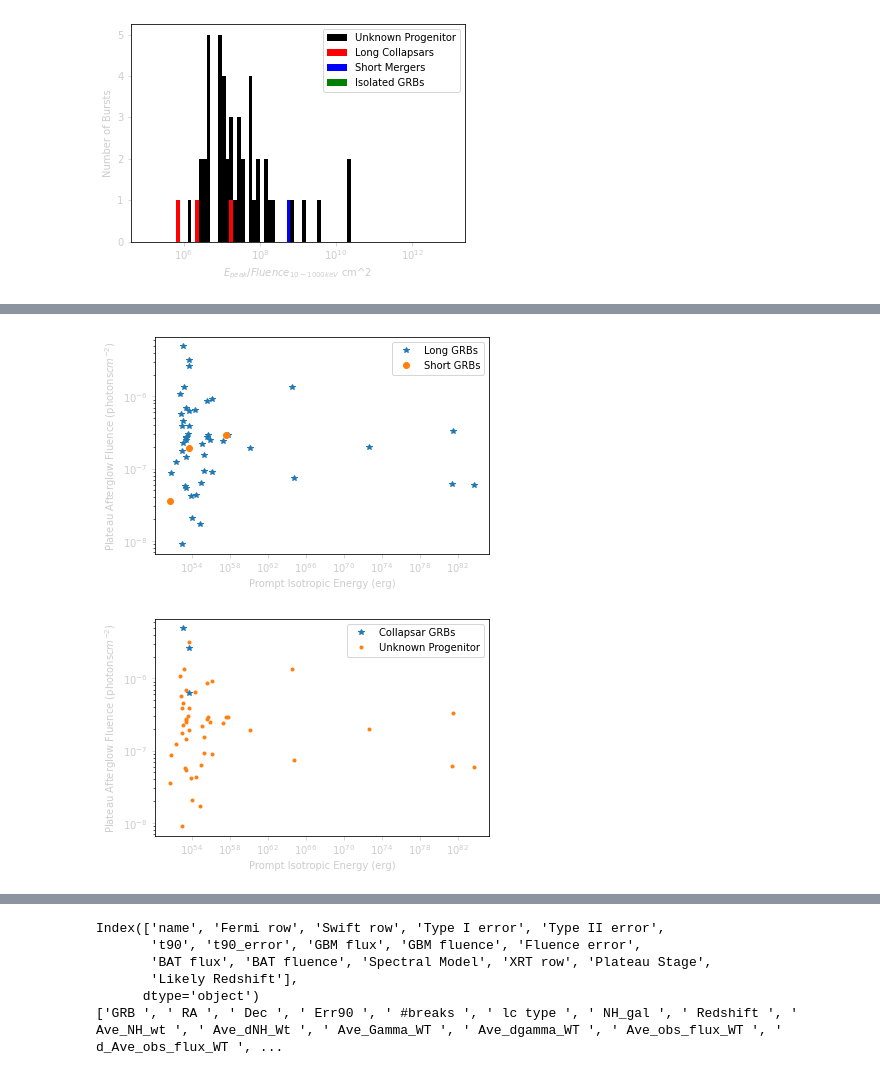
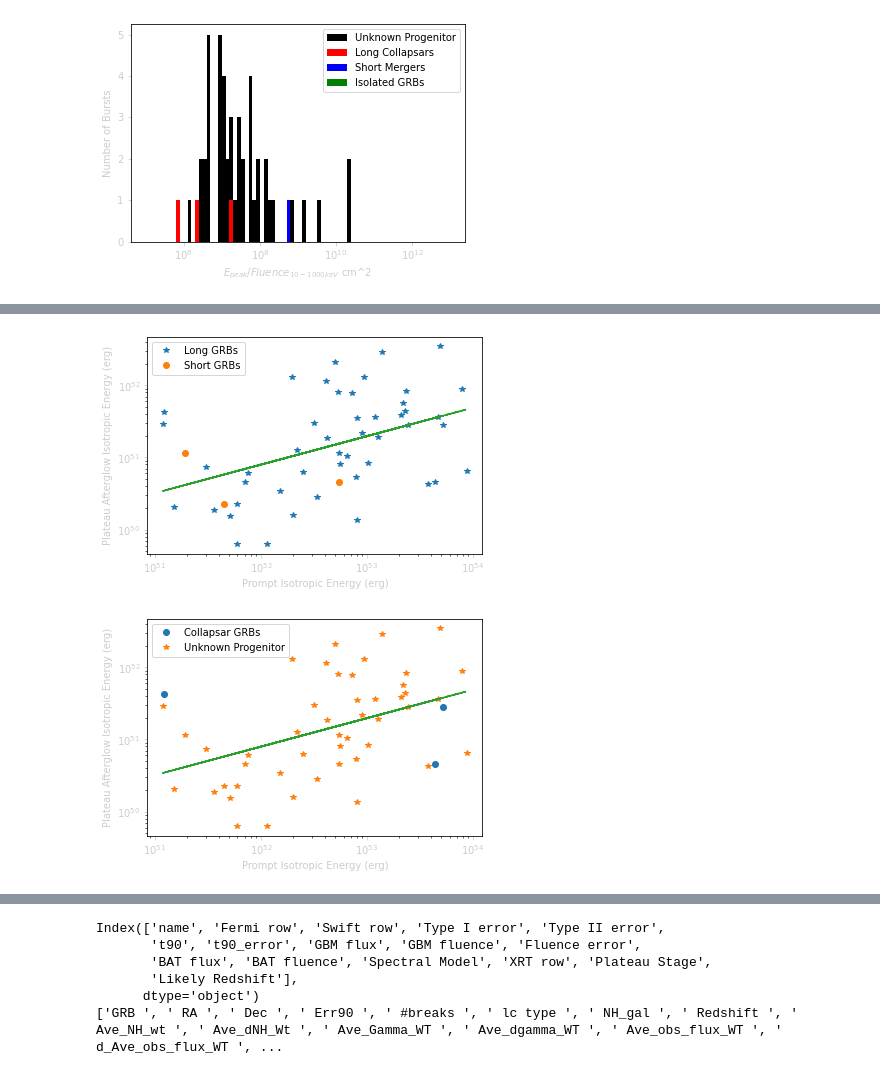
Before and after one commit to nuessle167/mirrored_prediction_paper, a Jupyter notebook: Cursed_code.ipynb, the cells around one changed output, grey strips where cells are left out. Drawn from its saved outputs; the diff is of its cells as text; code cells hidden in the pictures.

```diff
--- a/Cursed_code.ipynb
+++ b/Cursed_code.ipynb
@@ -3543,11 +3553,15 @@ for i in spectral_sample_6_data.index:
                                 break_1, power_1, power_2, 0, t), front, back)[0]
     else:
         AG_fluence=np.NaN
-    Initial_2a_Data[j, 2]= AG_fluence
+    decay_pos=int(np.where(spectral_sample_6_data['name'][i]==\
+                       average_decay_data['Fermi name'])[0][0])
+    AG_k=XRT_k_func(average_decay_data, decay_pos, rs)
+    AG_E_iso=4*np.pi*((d_lum)**2)*AG_fluence*AG_k/(1+rs)
+    Initial_2a_Data[j, 2]= AG_E_iso
     Initial_2a_Data[j, 3]=spectral_sample_6_data['t90'][i]
     j=j+1
 Test_2a_Data=pd.DataFrame(Initial_2a_Data, columns=["Name", "Prompt E_iso",\
-                                                 "Plateau Fluence", "t90"])
+                                                 "Plateau E_iso", "t90"])
 outliers_mask=np.isin(Test_2a_Data["Name"], \
                 (150101641.0))
 No_Out_Test_2a_Data=Test_2a_Data[~outliers_mask]
@@ -3555,17 +3569,22 @@ short_mask=np.where(No_Out_Test_2a_Data["t90"]<=2, True, False)
 Short_Test_2a_Data=No_Out_Test_2a_Data[short_mask]
 long_mask=np.where(No_Out_Test_2a_Data["t90"]>2, True, False)
 Long_Test_2a_Data=No_Out_Test_2a_Data[long_mask]
+coefficients = np.polyfit(np.log10(No_Out_Test_2a_Data["Prompt E_iso"]), \
+                          np.log10(abs(No_Out_Test_2a_Data["Plateau E_iso"])), 1)
+polynomial = np.poly1d(coefficients)
+log10_y_fit = polynomial(np.log10(No_Out_Test_2a_Data["Prompt E_iso"]))
 plt.plot(Long_Test_2a_Data["Prompt E_iso"], \
-         abs(Long_Test_2a_Data["Plateau Fluence"]), marker="*", ls='none')
+         abs(Long_Test_2a_Data["Plateau E_iso"]), marker="*", ls='none')
 plt.plot(Short_Test_2a_Data["Prompt E_iso"], \
-         abs(Short_Test_2a_Data["Plateau Fluence"]), marker="o", ls='none')
+         abs(Short_Test_2a_Data["Plateau E_iso"]), marker="o", ls='none')
+plt.plot(No_Out_Test_2a_Data["Prompt E_iso"], 10**log10_y_fit, '--')
 plt.legend(['Long GRBs', 'Short GRBs'])
 plt.xscale('log')
 plt.yscale('log')
 plt.tick_params(axis='x', colors='0.8')
 plt.tick_params(axis='y', colors='0.8')
 plt.xlabel(r"Prompt Isotropic Energy (erg)", color="0.8")
-plt.ylabel(r"Plateau Afterglow Fluence (photons$cm^{-2}$)", color="0.8")
+plt.ylabel(r"Plateau Afterglow Isotropic Energy (erg)", color="0.8")
 plt.show()
 sm_mask=np.isin(No_Out_Test_2a_Data['Name'], \
                 Overlap_Precursors["Short Mergers"])
@@ -3584,19 +3603,20 @@ Long_Test_2ab_Data=No_Out_Test_2a_Data[sc_mask|lc_mask]
 Exotic_Test_2ab_Data=No_Out_Test_2a_Data[exo_mask]
 Unknown_Test_2ab_Data=No_Out_Test_2a_Data[~(lm_mask|lc_mask|sm_mask|sc_mask|exo_mask|iso_mask)]
 plt.plot(Long_Test_2ab_Data["Prompt E_iso"], \
-         abs(Long_Test_2ab_Data["Plateau Fluence"]), marker="*", ls='none')
+         abs(Long_Test_2ab_Data["Plateau E_iso"]), marker="o", ls='none')
 # plt.plot(Short_Test_1b_Data["Prompt Luminosity"], \
 #          abs(Short_Test_1b_Data["Avg. Afterglow Decay Rate"]), marker="o", ls='none')
 # plt.plot(Exotic_Test_1b_Data["Prompt Luminosity"], \
 #          abs(Exotic_Test_1b_Data["Avg. Afterglow Decay Rate"]), marker="o", ls='none')
 plt.plot(Unknown_Test_2ab_Data["Prompt E_iso"], \
-         abs(Unknown_Test_2ab_Data["Plateau Fluence"]), marker=".", ls='none')
+         abs(Unknown_Test_2ab_Data["Plateau E_iso"]), marker="*", ls='none')
+plt.plot(No_Out_Test_2a_Data["Prompt E_iso"], 10**log10_y_fit, '--')
 plt.legend(['Collapsar GRBs', 'Unknown Progenitor'])
 plt.xscale('log')
 plt.yscale('log')
 plt.tick_params(axis='x', colors='0.8')
 plt.tick_params(axis='y', colors='0.8')
 plt.xlabel(r"Prompt Isotropic Energy (erg)", color="0.8")
-plt.ylabel(r"Plateau Afterglow Fluence (photons$cm^{-2}$)", color="0.8")
+plt.ylabel(r"Plateau Afterglow Isotropic Energy (erg)", color="0.8")
 plt.show()
 # %% [output]
@@ -3612,5 +3632,5 @@ plt.show()
-[figure, old version]
+[figure, new version]
-[figure, old version]
+[figure, new version]
 # %%
 ##Hypothesis 2b##
 Initial_2b_Data=np.zeros((len(sample_3_data),4))
```
Also changed, not shown: parts of 8 cells of this notebook.
